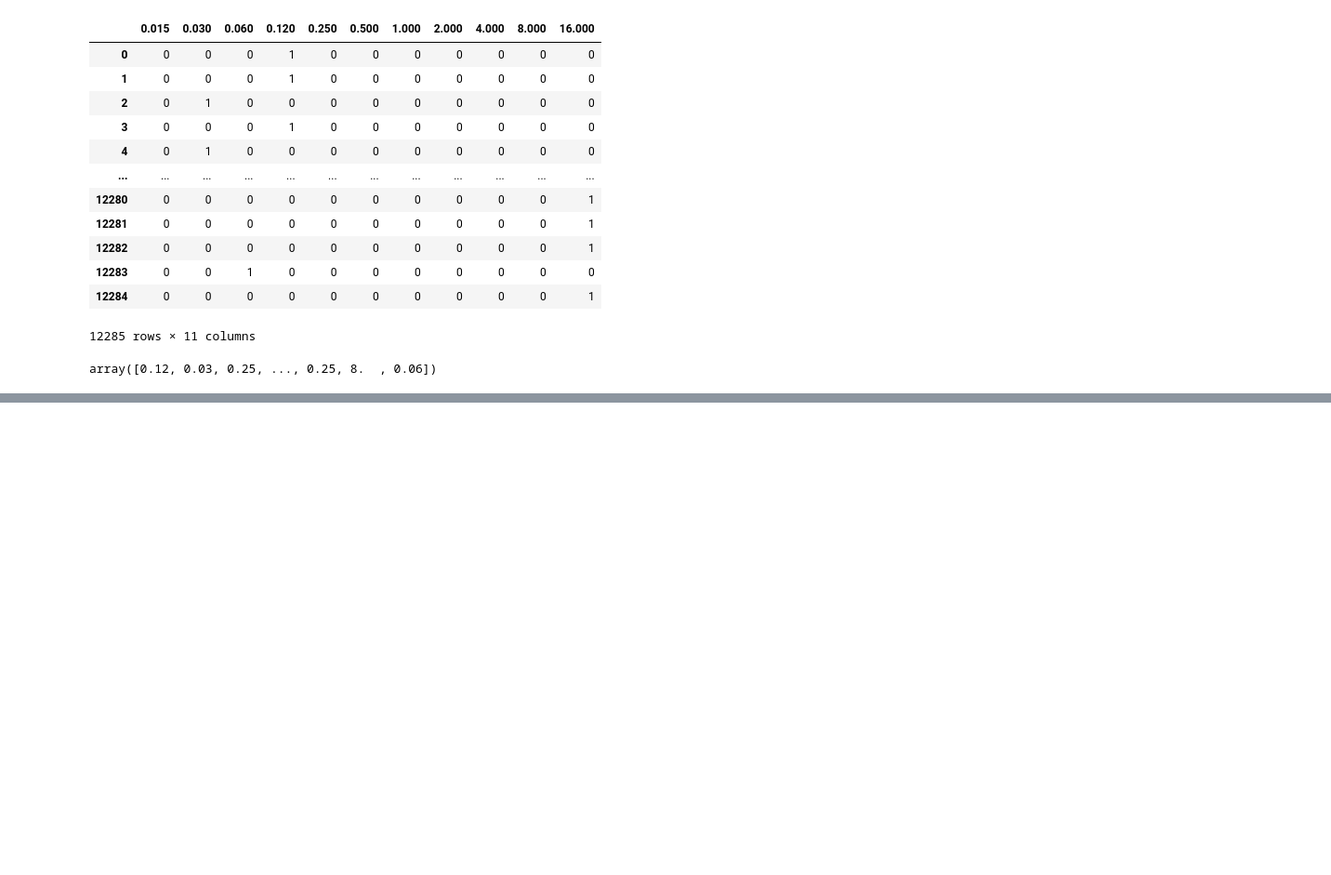
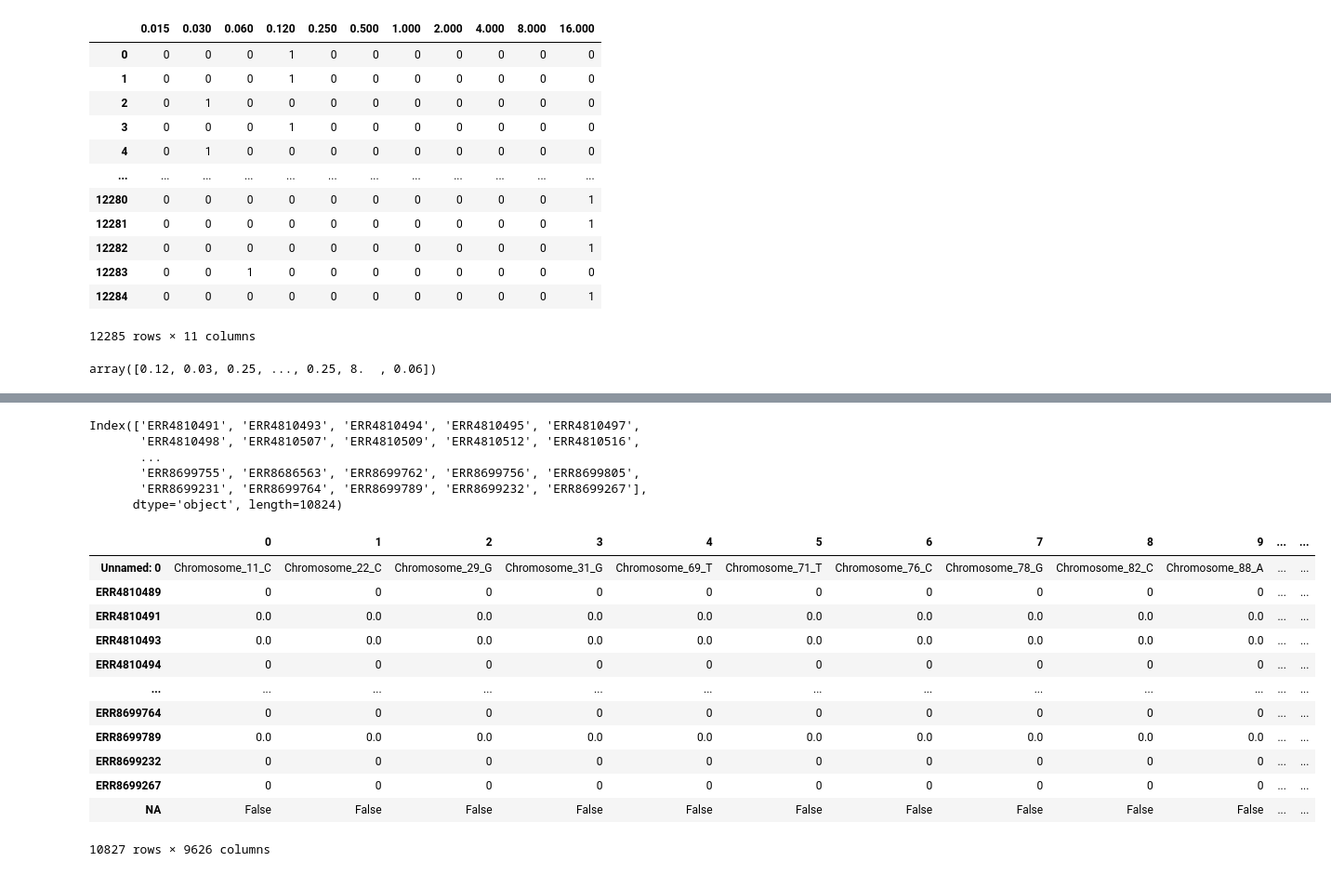
Before and after one commit to linfeng-wang/tb_dr_MIC_v2, a Jupyter notebook: aadatagen.ipynb, the cells around one changed output, grey strips where cells are left out. Shown at 93% size. Saved outputs shown, nothing was run; the diff lists cells and outputs as text; code cells hidden in the pictures; blank space fills up the shorter version.

```diff
--- a/aadatagen.ipynb
+++ b/aadatagen.ipynb
@@ -430,0 +547,25 @@ df.iloc[int(0.9*cryptic_mic_ordered.shape[0]):, :].to_csv('data_aa/test_RIF_MIC_
+# %%
+fm_aa.index.unique()
+# %% [output]
+Index(['ERR4810491', 'ERR4810493', 'ERR4810494', 'ERR4810495', 'ERR4810497',
+       'ERR4810498', 'ERR4810507', 'ERR4810509', 'ERR4810512', 'ERR4810516',
+       ...
+       'ERR8699755', 'ERR8686563', 'ERR8699762', 'ERR8699756', 'ERR8699805',
+       'ERR8699231', 'ERR8699764', 'ERR8699789', 'ERR8699232', 'ERR8699267'],
+      dtype='object', length=10824)
+# %%
+Nina_aa.transpose()
+# %% [output]
+|  | 0 | 1 | 2 | 3 | 4 | 5 | 6 | 7 | 8 | 9 | ... | ... |
+| Unnamed: 0 | Chromosome_11_C | Chromosome_22_C | Chromosome_29_G | Chromosome_31_G | Chromosome_69_T | Chromosome_71_T | Chromosome_76_C | Chromosome_78_G | Chromosome_82_C | Chromosome_88_A | ... | ... |
+| ERR4810489 | 0 | 0 | 0 | 0 | 0 | 0 | 0 | 0 | 0 | 0 | ... | ... |
+| ERR4810491 | 0.0 | 0.0 | 0.0 | 0.0 | 0.0 | 0.0 | 0.0 | 0.0 | 0.0 | 0.0 | ... | ... |
+| ERR4810493 | 0.0 | 0.0 | 0.0 | 0.0 | 0.0 | 0.0 | 0.0 | 0.0 | 0.0 | 0.0 | ... | ... |
+| ERR4810494 | 0 | 0 | 0 | 0 | 0 | 0 | 0 | 0 | 0 | 0 | ... | ... |
+| ... | ... | ... | ... | ... | ... | ... | ... | ... | ... | ... | ... | ... |
+| ERR8699764 | 0 | 0 | 0 | 0 | 0 | 0 | 0 | 0 | 0 | 0 | ... | ... |
+| ERR8699789 | 0.0 | 0.0 | 0.0 | 0.0 | 0.0 | 0.0 | 0.0 | 0.0 | 0.0 | 0.0 | ... | ... |
+| ERR8699232 | 0 | 0 | 0 | 0 | 0 | 0 | 0 | 0 | 0 | 0 | ... | ... |
+| ERR8699267 | 0 | 0 | 0 | 0 | 0 | 0 | 0 | 0 | 0 | 0 | ... | ... |
+| NA | False | False | False | False | False | False | False | False | False | False | ... | ... |
+10827 rows × 9626 columns
```
Also changed, not shown: parts of 38 cells of this notebook, 18 other files.
